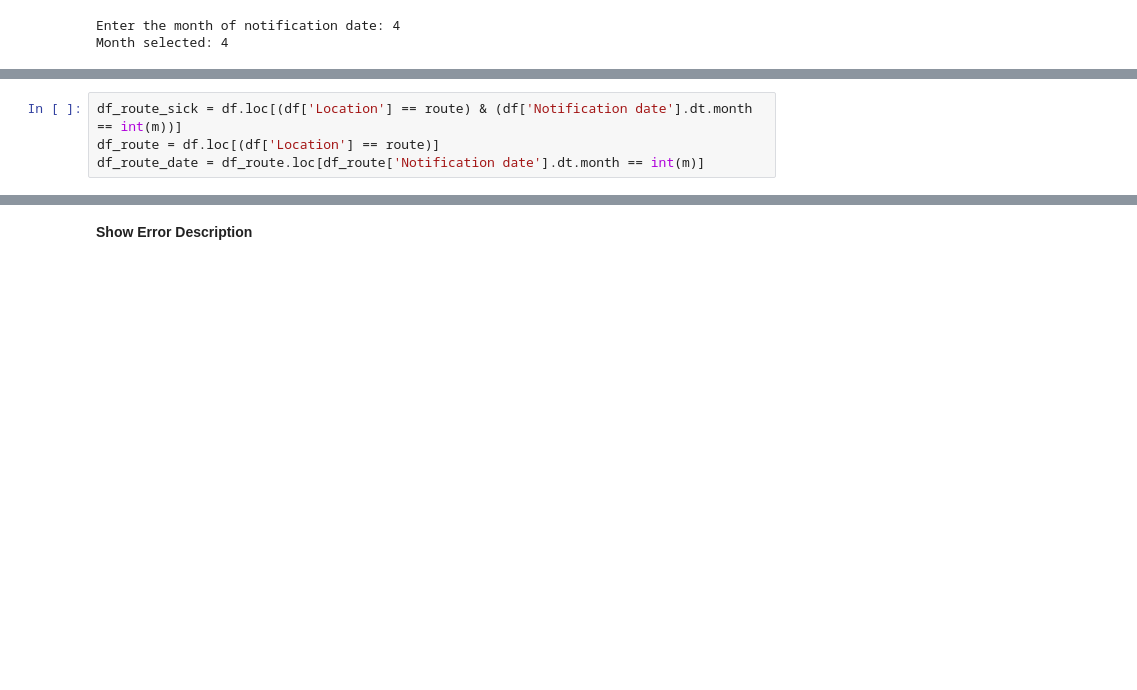
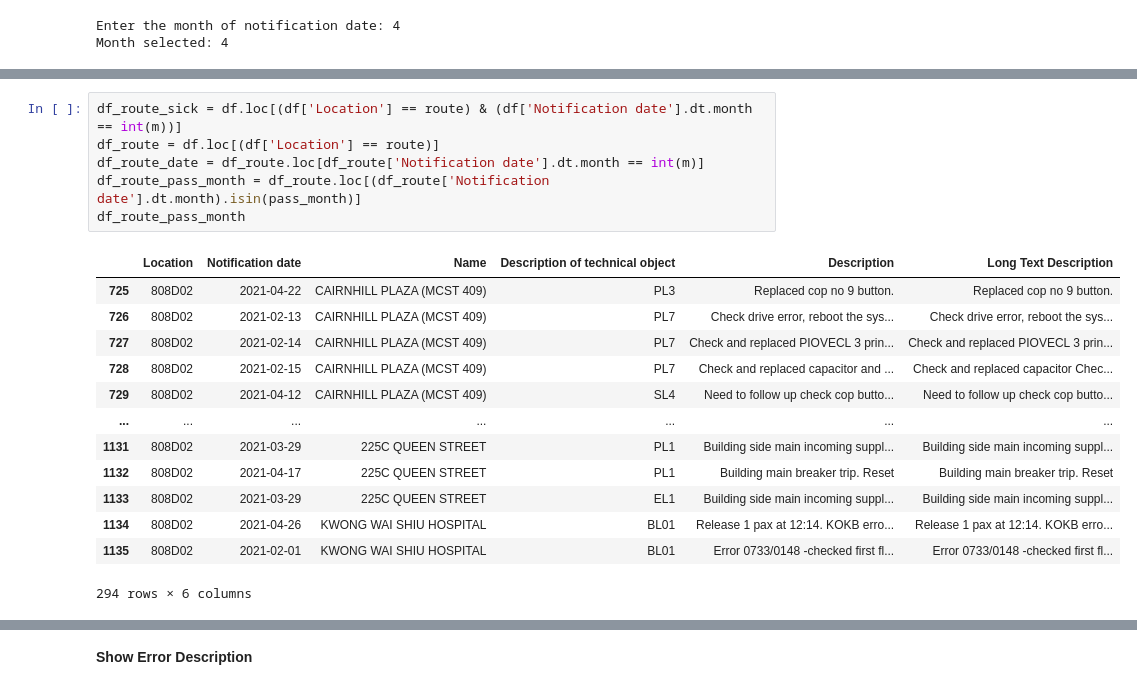
Before and after one commit to melvinps/Data-Analysis-Schindler-Lift-Singapore, a Jupyter notebook: Callback_Analysis.ipynb, the cells around one changed output, grey strips where cells are left out. Drawn from its saved outputs; the diff is of its cells as text; blank space fills up the shorter version.

```diff
--- a/Callback_Analysis.ipynb
+++ b/Callback_Analysis.ipynb
@@ -45,4 +53,20 @@ Month selected: 4
 # %%
 df_route_sick = df.loc[(df['Location'] == route) & (df['Notification date'].dt.month == int(m))]
 df_route = df.loc[(df['Location'] == route)]
 df_route_date = df_route.loc[df_route['Notification date'].dt.month == int(m)]
+df_route_pass_month = df_route.loc[(df_route['Notification date'].dt.month).isin(pass_month)]
+df_route_pass_month
+# %% [output]
+|  | Location | Notification date | Name | Description of technical object | Description | Long Text Description |
+| 725 | 808D02 | 2021-04-22 | CAIRNHILL PLAZA (MCST 409) | PL3 | Replaced cop no 9 button. | Replaced cop no 9 button. |
+| 726 | 808D02 | 2021-02-13 | CAIRNHILL PLAZA (MCST 409) | PL7 | Check drive error, reboot the sys... | Check drive error, reboot the sys... |
+| 727 | 808D02 | 2021-02-14 | CAIRNHILL PLAZA (MCST 409) | PL7 | Check and replaced PIOVECL 3 prin... | Check and replaced PIOVECL 3 prin... |
+| 728 | 808D02 | 2021-02-15 | CAIRNHILL PLAZA (MCST 409) | PL7 | Check and replaced capacitor and ... | Check and replaced capacitor Chec... |
+| 729 | 808D02 | 2021-04-12 | CAIRNHILL PLAZA (MCST 409) | SL4 | Need to follow up check cop butto... | Need to follow up check cop butto... |
+| ... | ... | ... | ... | ... | ... | ... |
+| 1131 | 808D02 | 2021-03-29 | 225C QUEEN STREET | PL1 | Building side main incoming suppl... | Building side main incoming suppl... |
+| 1132 | 808D02 | 2021-04-17 | 225C QUEEN STREET | PL1 | Building main breaker trip. Reset | Building main breaker trip. Reset |
+| 1133 | 808D02 | 2021-03-29 | 225C QUEEN STREET | EL1 | Building side main incoming suppl... | Building side main incoming suppl... |
+| 1134 | 808D02 | 2021-04-26 | KWONG WAI SHIU HOSPITAL | BL01 | Release 1 pax at 12:14. KOKB erro... | Release 1 pax at 12:14. KOKB erro... |
+| 1135 | 808D02 | 2021-02-01 | KWONG WAI SHIU HOSPITAL | BL01 | Error 0733/0148 -checked first fl... | Error 0733/0148 -checked first fl... |
+294 rows × 6 columns
```
Also changed, not shown: parts of 16 cells of this notebook.
